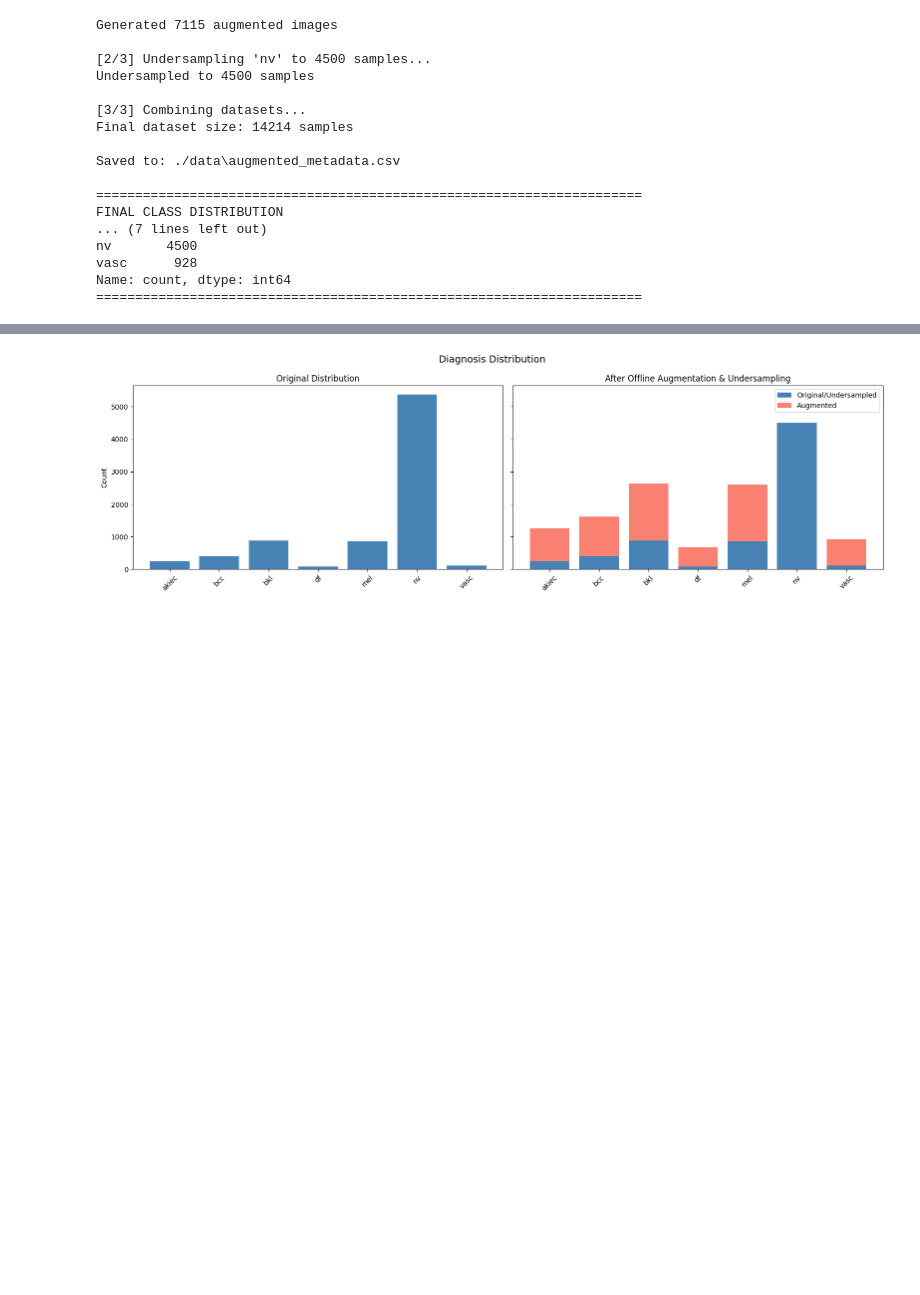
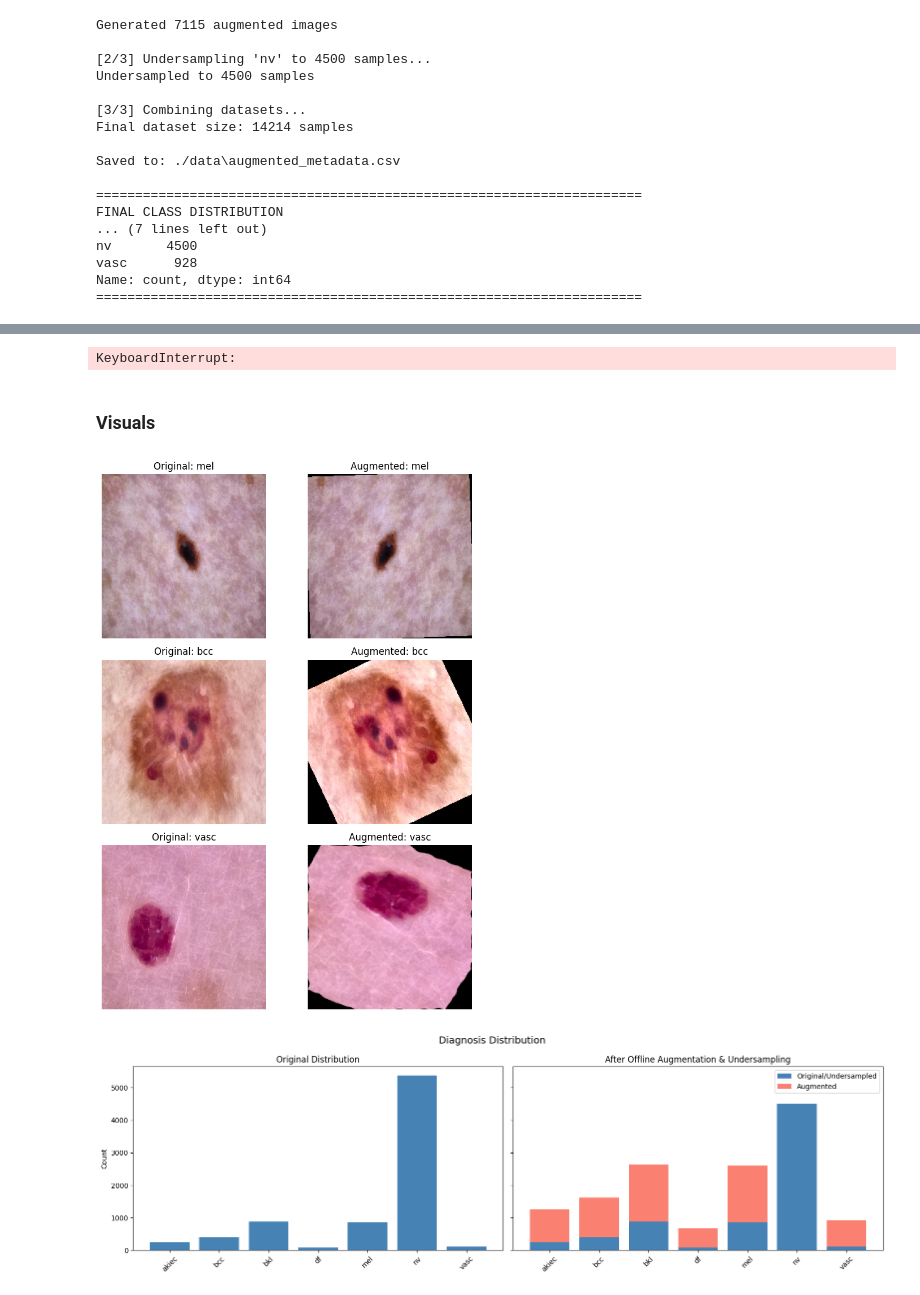
Before and after one commit to mariafranciscag/deep-learning-project, a Jupyter notebook: draft_Augmentation.ipynb, the cells around one changed output, grey strips where cells are left out. Drawn from its saved outputs; the diff is of its cells as text; code cells hidden in the pictures; blank space fills up the shorter version.

```diff
--- a/draft_Augmentation.ipynb
+++ b/draft_Augmentation.ipynb
@@ -30,9 +30,9 @@ with open("label2idx.json", "r") as f:
     label2idx = json.load(f)
 
 # 3. Re-create the encoded column using the loaded dictionary
-train_df["dx_encoded"] = train_df["dx"].map(label2idx)
-val_df["dx_encoded"] = val_df["dx"].map(label2idx)
-test_df["dx_encoded"] = test_df["dx"].map(label2idx)
+train_df["dx_encoded"] = train_df["dx"].map(label2idx).astype(int)
+val_df["dx_encoded"] = val_df["dx"].map(label2idx).astype(int)
+test_df["dx_encoded"] = test_df["dx"].map(label2idx).astype(int)
 # %%
 train_df.head()
 # %% [output]
@@ -50,9 +50,6 @@ test_df = test_df.rename(columns={'cleaned_path': 'image_path'})
 train_df['dataset'] = 'original'
 val_df['dataset'] = 'original'
 test_df['dataset'] = 'original'
-
-with open("label2idx.json", "r") as f:
-    label2idx = json.load(f)
 # %%
 train_df.head()
 # %% [output]
@@ -440,0 +506,4 @@ Name: count, dtype: int64
+# %%
+similarity_undersampler(nv_paths, 0.2)
+# %% [output]
+KeyboardInterrupt:
@@ -441,3 +543,39 @@ Name: count, dtype: int64
+# %% [markdown]
+### Visuals
+# %%
+# Function to denormalize the images, only for visualization purposes
+def denormalize(tensor, mean, std):
+    # Reverse: x = (z * std) + mean
+    img = tensor.cpu().numpy().transpose((1, 2, 0))
+    img = img * np.array(std) + np.array(mean)
+    return np.clip(img, 0, 1)
+# %%
+test_labels = ['mel', 'bcc', 'vasc']
+fig, axes = plt.subplots(3, 2, figsize=(8, 10))
+
+for i, label in enumerate(test_labels):
+    sample_path = train_df[train_df['dx'] == label].sample(1).iloc[0]['image_path']
+
+    # open once
+    with Image.open(sample_path) as img:
+        img = img.convert("RGB")
+        original = resize(img)
+        aug_tensor = strategy_map[label](original)
+
+    aug_final = denormalize(aug_tensor, mean, std)
+
+    axes[i, 0].imshow(original)
+    axes[i, 0].set_title(f"Original: {label}")
+    axes[i, 0].axis('off')
+
+    axes[i, 1].imshow(aug_final)
+    axes[i, 1].set_title(f"Augmented: {label}")
+    axes[i, 1].axis('off')
+
+plt.tight_layout()
+plt.show()
+# %% [output]
+[figure, added]
 # %%
 labels = sorted(aug_train_df["dx"].unique())
 
```
Also changed, not shown: parts of 17 cells of this notebook.
